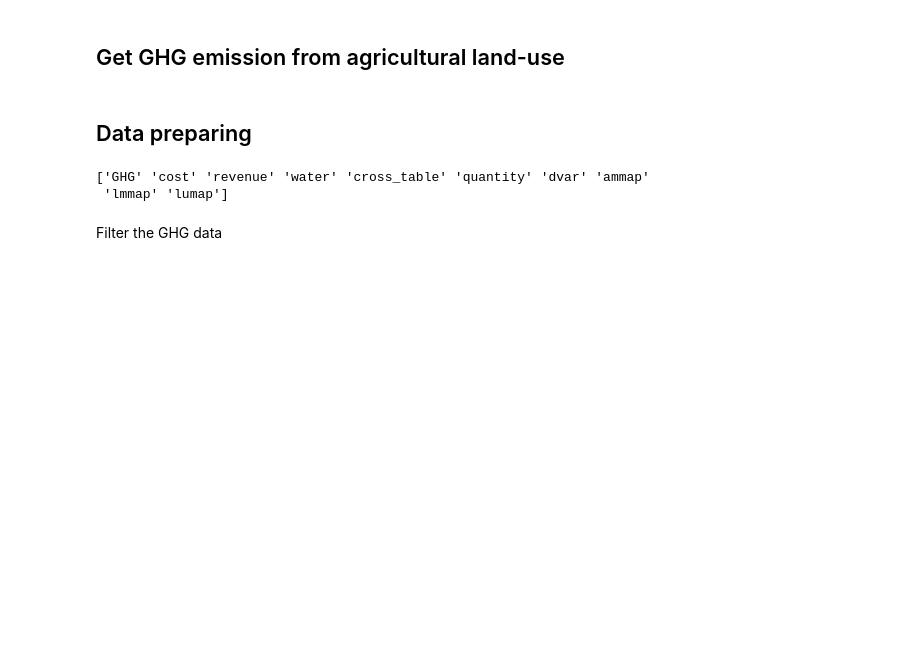
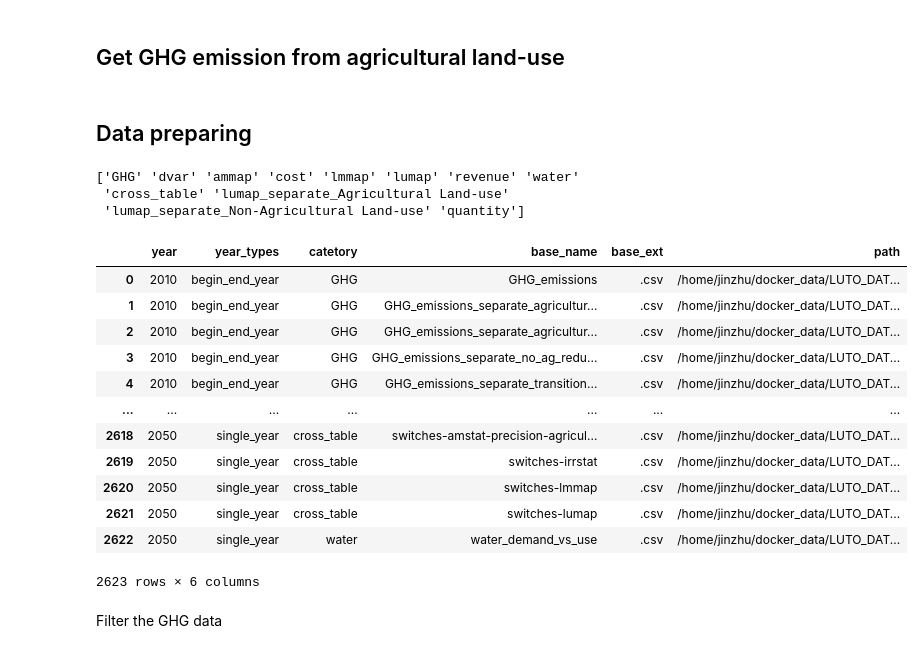
Before and after one commit to JinzhuWANG/VIS_LUTO, a Jupyter notebook: VIS_01_GHG.ipynb, the cells around one changed output. Saved outputs shown, nothing was run; the diff lists cells and outputs as text; code cells hidden in the pictures; blank space fills up the shorter version.

```diff
--- a/VIS_01_GHG.ipynb
+++ b/VIS_01_GHG.ipynb
@@ -22,11 +22,27 @@ files = get_all_files(DATA_ROOT)
 
 
 # Select files based on criteria
-files_selc = files.query('year <= 2050')
-print(files_selc['catetory'].unique(),'\n')
+print(files['catetory'].unique(),'\n')
 # %% [output]
-['GHG' 'cost' 'revenue' 'water' 'cross_table' 'quantity' 'dvar' 'ammap'
- 'lmmap' 'lumap']
+['GHG' 'dvar' 'ammap' 'cost' 'lmmap' 'lumap' 'revenue' 'water'
+ 'cross_table' 'lumap_separate_Agricultural Land-use'
+ 'lumap_separate_Non-Agricultural Land-use' 'quantity']
+# %%
+files
+# %% [output]
+|  | year | year_types | catetory | base_name | base_ext | path |
+| 0 | 2010 | begin_end_year | GHG | GHG_emissions | .csv | /home/jinzhu/docker_data/LUTO_DAT... |
+| 1 | 2010 | begin_end_year | GHG | GHG_emissions_separate_agricultur... | .csv | /home/jinzhu/docker_data/LUTO_DAT... |
+| 2 | 2010 | begin_end_year | GHG | GHG_emissions_separate_agricultur... | .csv | /home/jinzhu/docker_data/LUTO_DAT... |
+| 3 | 2010 | begin_end_year | GHG | GHG_emissions_separate_no_ag_redu... | .csv | /home/jinzhu/docker_data/LUTO_DAT... |
+| 4 | 2010 | begin_end_year | GHG | GHG_emissions_separate_transition... | .csv | /home/jinzhu/docker_data/LUTO_DAT... |
+| ... | ... | ... | ... | ... | ... | ... |
+| 2618 | 2050 | single_year | cross_table | switches-amstat-precision-agricul... | .csv | /home/jinzhu/docker_data/LUTO_DAT... |
+| 2619 | 2050 | single_year | cross_table | switches-irrstat | .csv | /home/jinzhu/docker_data/LUTO_DAT... |
+| 2620 | 2050 | single_year | cross_table | switches-lmmap | .csv | /home/jinzhu/docker_data/LUTO_DAT... |
+| 2621 | 2050 | single_year | cross_table | switches-lumap | .csv | /home/jinzhu/docker_data/LUTO_DAT... |
+| 2622 | 2050 | single_year | water | water_demand_vs_use | .csv | /home/jinzhu/docker_data/LUTO_DAT... |
+2623 rows × 6 columns
 # %% [markdown]
 Filter the GHG data
 # %%
```
Also changed, not shown: parts of 1 cell of this notebook, 1 other file.
